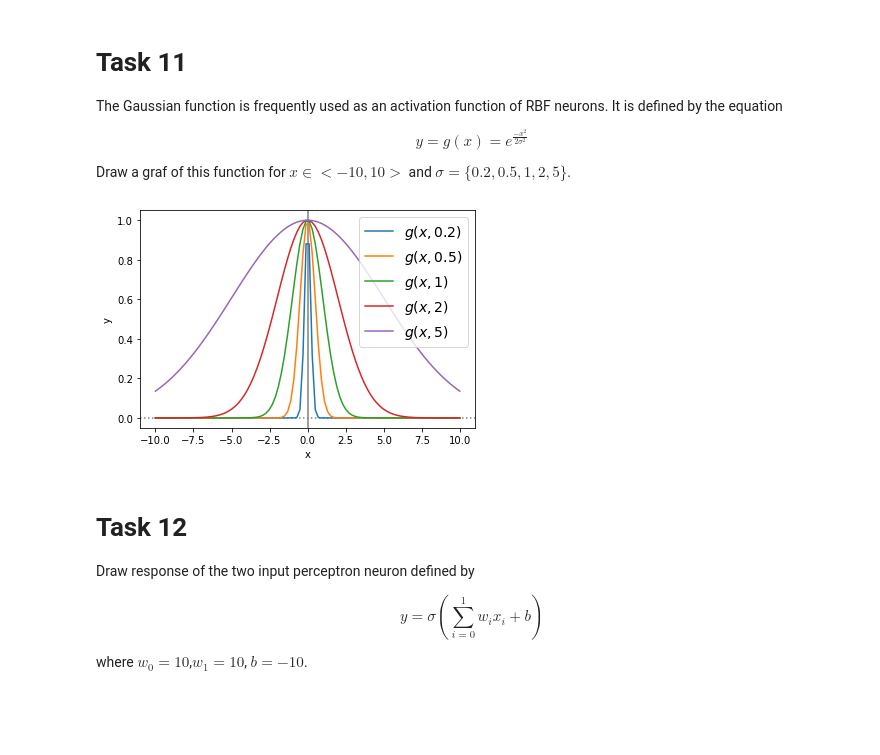
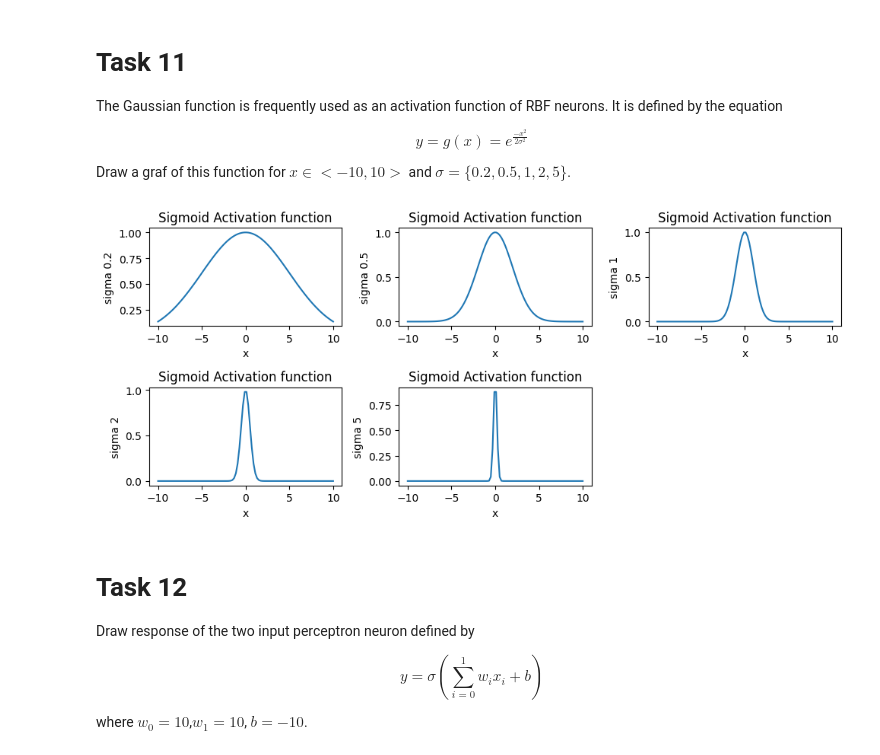
Before and after one commit to nandunair99/Machine-Learning-Exercise, a Jupyter notebook: lab-1-stud.ipynb, the cells around one changed output. Saved outputs shown, nothing was run; the diff lists cells and outputs as text; code cells hidden in the pictures; blank space fills up the shorter version.

```diff
--- a/lab-1-stud.ipynb
+++ b/lab-1-stud.ipynb
@@ -71,6 +71,13 @@ Very good tutorial is https://www.w3schools.com/python/default.asp
 
 Print the prime numbers from 1 to 100.
 # %%
-for i in range(100):
-    print(i
+for i in range(2,100):
+    prime=True
+    j=2
+    while prime and j<i:
+        if(i%j==0):
+            prime=False
+        j+=1
+    if prime:
+      print(i)
 # %% [output]
@@ -303,5 +330,14 @@ $$y=\mbox{relu}(x)=\mbox{max}(0, x)$$
 
 Draw a graf of this function for $x\in <-10,10>$.
 # %%
-Write your code here
+def relu(x):
+    return np.maximum(0,x)
+
+x=np.linspace(-10,10,100)
+plt.figure(figsize=(10,6))
+plt.plot(x,relu(x))
+plt.xlabel("x")
+plt.ylabel("relu")
+plt.title("Relu Activation function");
+plt.show()
 # %% [output]
@@ -315,9 +351,23 @@ $$y=g(x)=e^{\frac{-x^2}{2\sigma^2}}$$
 
 Draw a graf of this function for $x\in <-10,10>$ and $\sigma=\{0.2,0.5,1,2,5\}$.
 # %%
-Write your code here
+def gaussian(x,sigma):
+   return np.exp(-(x**2)/2*sigma**2)
+
+sigmas=[0.2,0.5,1,2,5]
+x=np.linspace(-10,10,100)
+plt.figure(figsize=(10,6))
+for j,sigma in enumerate(sigmas,start=1):
+    plt.subplot(3,3,j)
+    plt.plot(x,gaussian(x,sigma))
+    plt.xlabel("x")
+    plt.ylabel(f"sigma {sigma}")
+    plt.title("Sigmoid Activation function");
+
+plt.tight_layout()
+plt.show()
 # %% [output]
-[figure, old version]
+[figure, new version]
 # %% [markdown]
 # Task 12
 
```
Also changed, not shown: parts of 13 cells of this notebook.
